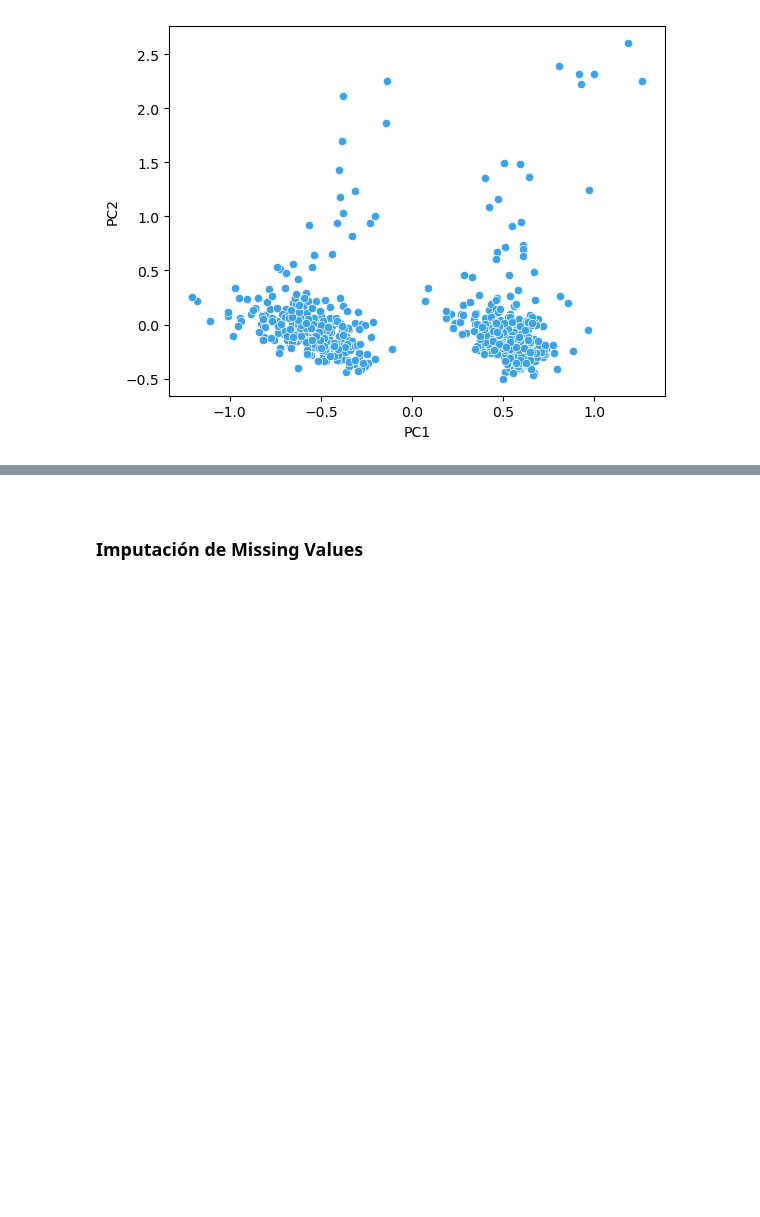
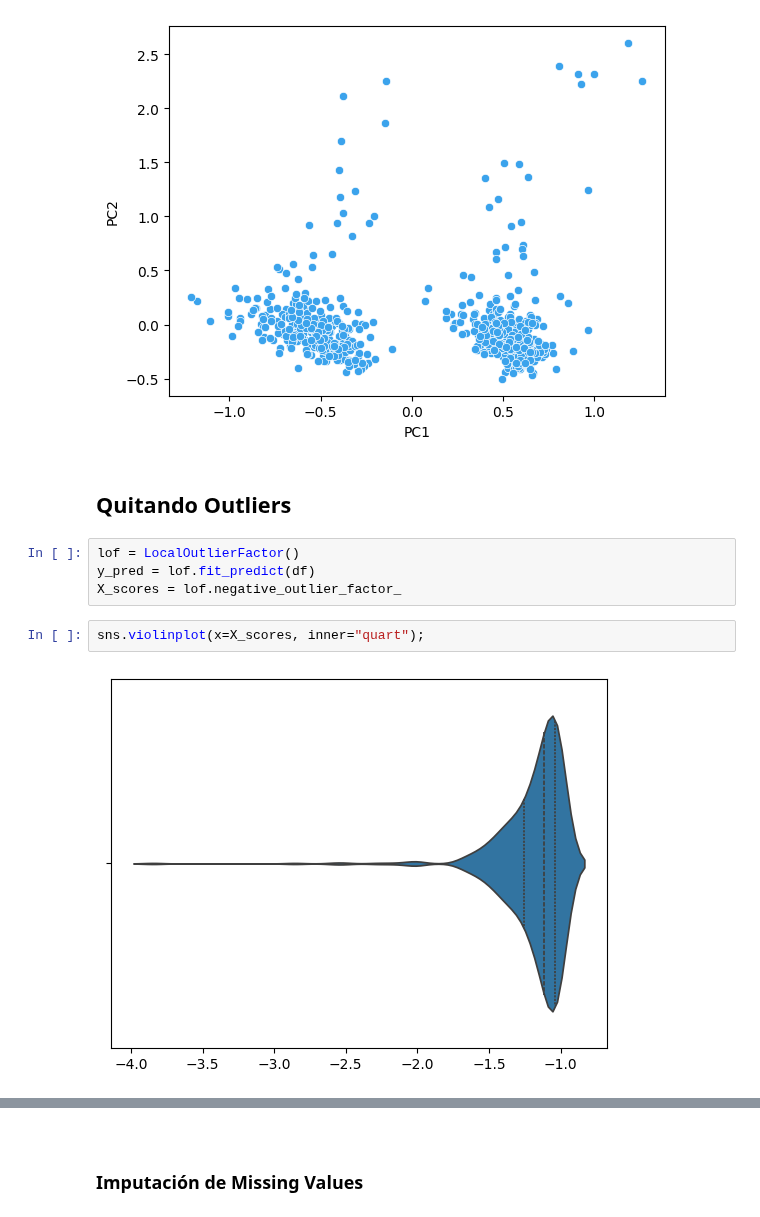
Before and after one commit to DomingoLopez/ClubFansIris, a Jupyter notebook: preprocesamiento/preprocesamiento.ipynb, the cells around one changed output, grey strips where cells are left out. Cells and saved outputs as stored; diff of their text form; blank space fills up the shorter version.

Commit message:
main: Adding outliers

```diff
--- a/preprocesamiento/preprocesamiento.ipynb
+++ b/preprocesamiento/preprocesamiento.ipynb
@@ -390,3 +392,13 @@ sns.scatterplot(pca_df_scaled,x="PC1",y="PC2", color="#3BA3EC")
 plt.show()
 # %% [output]
 [figure]
+# %% [markdown]
+## Quitando Outliers
+# %%
+lof = LocalOutlierFactor()
+y_pred = lof.fit_predict(df)
+X_scores = lof.negative_outlier_factor_
+# %%
+sns.violinplot(x=X_scores, inner="quart");
+# %% [output]
+[figure, added]
```
Also changed, not shown: parts of 8 cells of this notebook.
